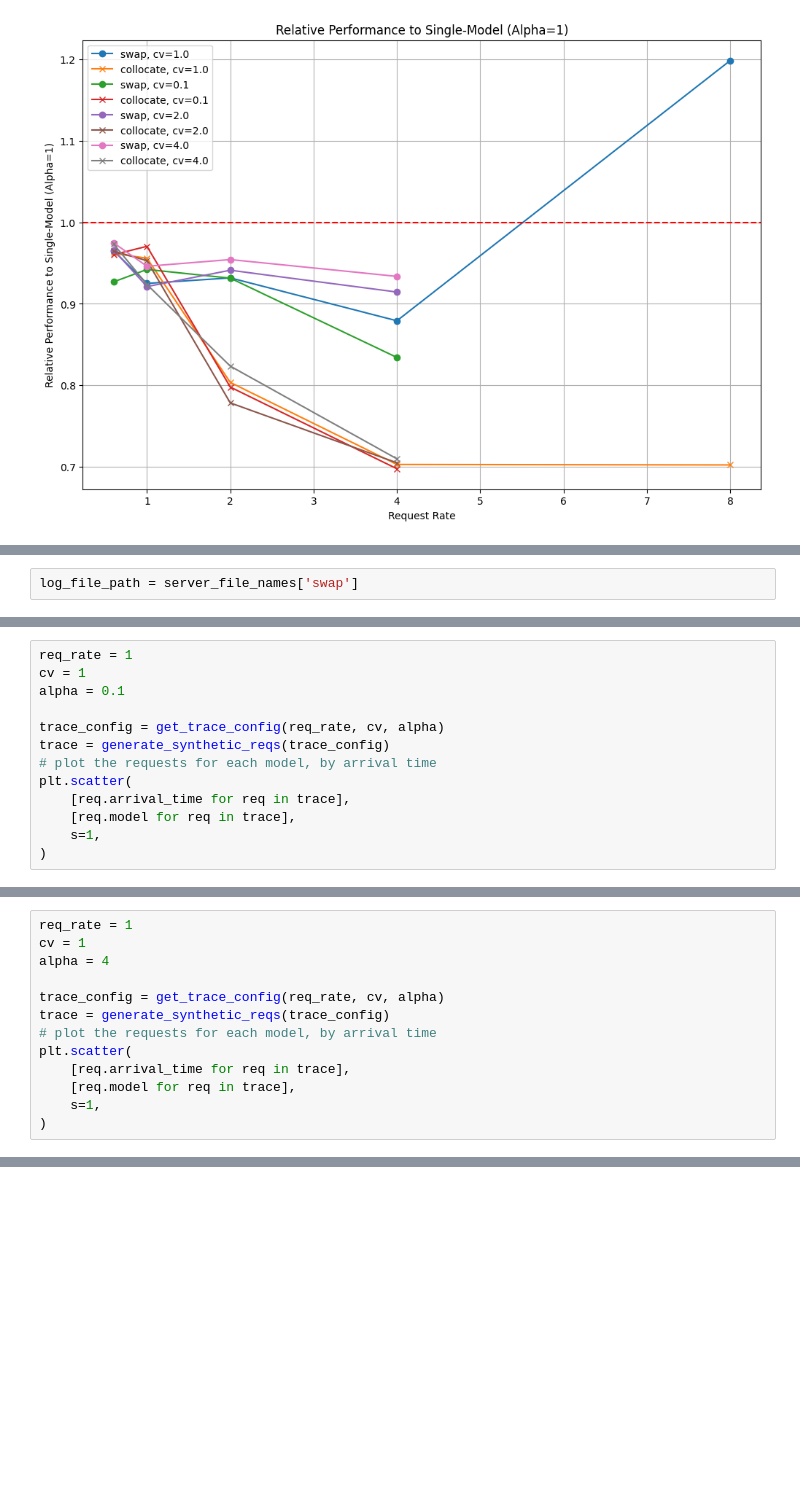
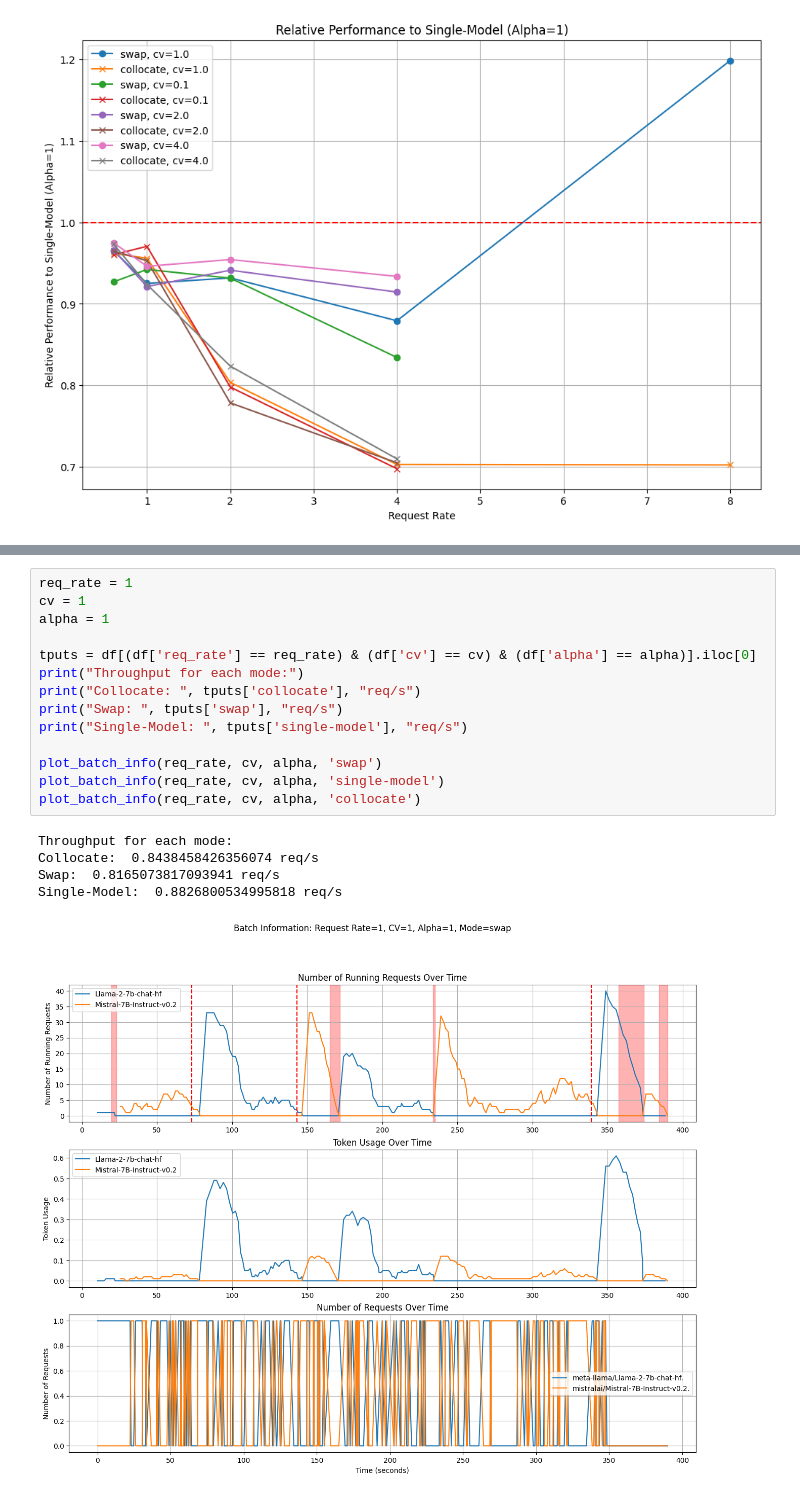
Before and after one commit to shanyu-sys/sglang, a Jupyter notebook: benchmark/multi-model/plot-trace.ipynb, the cells around one changed output, grey strips where cells are left out. Cells and saved outputs as stored; diff of their text form; blank space fills up the shorter version.

```diff
--- a/benchmark/multi-model/plot-trace.ipynb
+++ b/benchmark/multi-model/plot-trace.ipynb
@@ -327,2 +326,0 @@ server_file_names = get_server_files(trace_config)
-# %%
-log_file_path = server_file_names['swap']
@@ -500,13 +444,0 @@ decode_data
-# %%
-req_rate = 1
-cv = 1
-alpha = 0.1
-
-trace_config = get_trace_config(req_rate, cv, alpha)
-trace = generate_synthetic_reqs(trace_config)
-# plot the requests for each model, by arrival time
-plt.scatter(
-    [req.arrival_time for req in trace],
-    [req.model for req in trace],
-    s=1,
-)
@@ -516,13 +444,0 @@ plt.scatter(
-# %%
-req_rate = 1
-cv = 1
-alpha = 4
-
-trace_config = get_trace_config(req_rate, cv, alpha)
-trace = generate_synthetic_reqs(trace_config)
-# plot the requests for each model, by arrival time
-plt.scatter(
-    [req.arrival_time for req in trace],
-    [req.model for req in trace],
-    s=1,
-)
@@ -538,0 +491,20 @@ SyntaxError: invalid syntax (2878283869.py, line 1)
+# %%
+req_rate = 1
+cv = 1
+alpha = 1
+
+tputs = df[(df['req_rate'] == req_rate) & (df['cv'] == cv) & (df['alpha'] == alpha)].iloc[0]
+print("Throughput for each mode:")
+print("Collocate: ", tputs['collocate'], "req/s")
+print("Swap: ", tputs['swap'], "req/s")
+print("Single-Model: ", tputs['single-model'], "req/s")
+
+plot_batch_info(req_rate, cv, alpha, 'swap')
+plot_batch_info(req_rate, cv, alpha, 'single-model')
+plot_batch_info(req_rate, cv, alpha, 'collocate')
+# %% [output]
+Throughput for each mode:
+Collocate:  0.8438458426356074 req/s
+Swap:  0.8165073817093941 req/s
+Single-Model:  0.8826800534995818 req/s
+[figure, added]
```
Also changed, not shown: parts of 34 cells of this notebook.
